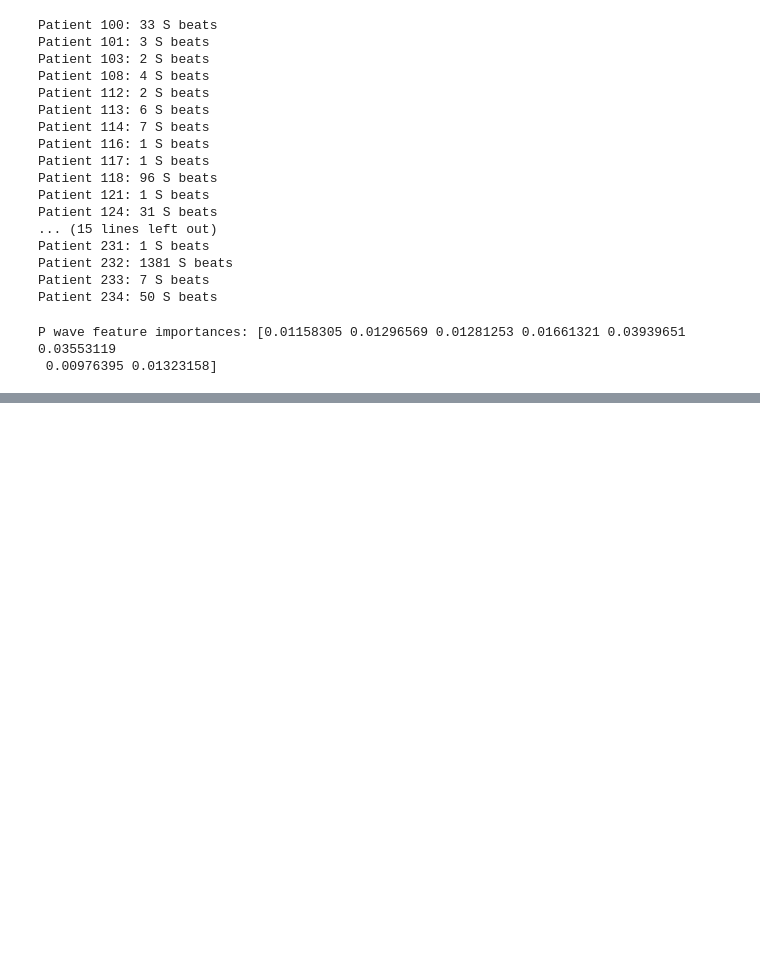
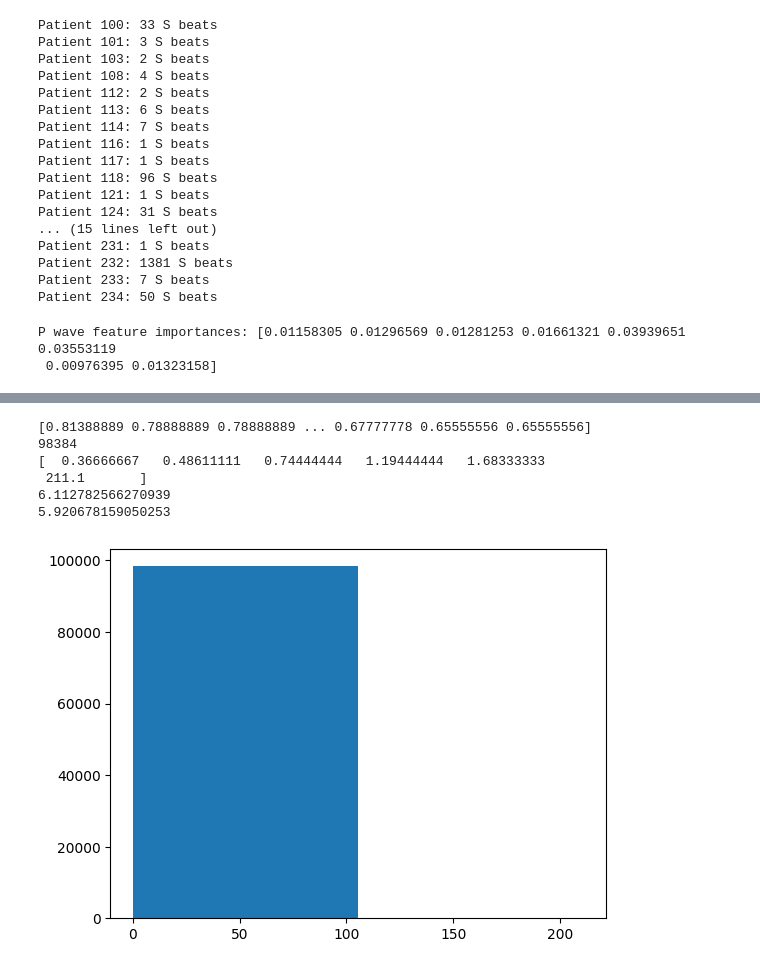
Before and after one commit to nhartmann00/ecg-arrhythmia-classifier, a Jupyter notebook: notebooks/01_ecg_pipeline.ipynb, the cells around one changed output, grey strips where cells are left out. Saved outputs shown, nothing was run; the diff lists cells and outputs as text; code cells hidden in the pictures; blank space fills up the shorter version.

```diff
--- a/notebooks/01_ecg_pipeline.ipynb
+++ b/notebooks/01_ecg_pipeline.ipynb
@@ -578,6 +587,8 @@ def per_record_processing():
     all_p_wave_wavelet_features = []
     all_labels = []
     all_patient_ids = []
+    all_valid_peaks = []
+    all_beats = []
 
     AAMI_MAP = {
         # Normal
@@ -631,6 +642,9 @@ def per_record_processing():
         all_p_wave_wavelet_features.append(wavelet_p_wave_features)
         all_labels.append(aami_labels)
         all_patient_ids.append([i] * len(aami_labels))
+        all_valid_peaks.append(valid_peaks)
+        all_beats.append(beats)
+
 
 
     X_rr = np.vstack(all_rr_features)
@@ -638,16 +652,21 @@ def per_record_processing():
     X_p_wave_wavelet = np.vstack(all_p_wave_wavelet_features)
     X_labels = np.concatenate(all_labels)
     X_patient_ids = np.concatenate(all_patient_ids)
+    all_valid_peaks = np.concatenate(all_valid_peaks)
+    all_beats = np.vstack(all_beats)
 
-    return X_rr, X_wavelet, X_labels, X_patient_ids, X_p_wave_wavelet
+    return X_rr, X_wavelet, X_labels, X_patient_ids, X_p_wave_wavelet, all_valid_peaks, all_beats
 # %%
-X_rr, X_wavelet, X_labels, X_patient_ids, X_p_wave_wavelet = per_record_processing()
+X_rr, X_wavelet, X_labels, X_patient_ids, X_p_wave_wavelet, all_valid_peaks, all_beats = per_record_processing()
 
 print(np.shape(X_rr))
 print(np.shape(X_wavelet))
 print(np.shape(X_labels))
 print(np.shape(X_patient_ids))
 print(np.shape(X_p_wave_wavelet))
+print(np.shape(all_valid_peaks))
+print(np.shape(all_beats))
+
 np.unique(X_patient_ids)
 # %% [output]
 (105604, 4)
@@ -949,0 +977,28 @@ P wave feature importances: [0.01158305 0.01296569 0.01281253 0.01661321 0.03939
+# %%
+import matplotlib.pyplot as plt
+import numpy as np
+from scipy import stats
+
+
+X_mask = X_labels != 'Q'
+X_rr_filtered = X_rr[X_mask]
+
+print(f"{X_rr_filtered[:, 1]}")
+print(f"{X_rr_filtered[:, 1].size}")
+
+plt.hist(X_rr_filtered[:, 1], bins=2)
+
+print(np.percentile(X_rr_filtered[:, 1], [1, 5, 50, 95, 99, 100]))
+
+overlapping_beats = stats.percentileofscore(X_rr_filtered[:, 1], 0.5, kind='weak')
+print(overlapping_beats)
+overlapping_beats2 = stats.percentileofscore(X_rr_filtered[:, 1], 179/360, kind='weak')
+print(overlapping_beats2)
+# %% [output]
+[0.81388889 0.78888889 0.78888889 ... 0.67777778 0.65555556 0.65555556]
+98384
+[  0.36666667   0.48611111   0.74444444   1.19444444   1.68333333
+ 211.1       ]
+6.112782566270939
+5.920678159050253
+[figure, added]
```
Also changed, not shown: parts of 29 cells of this notebook, 8 other files.
